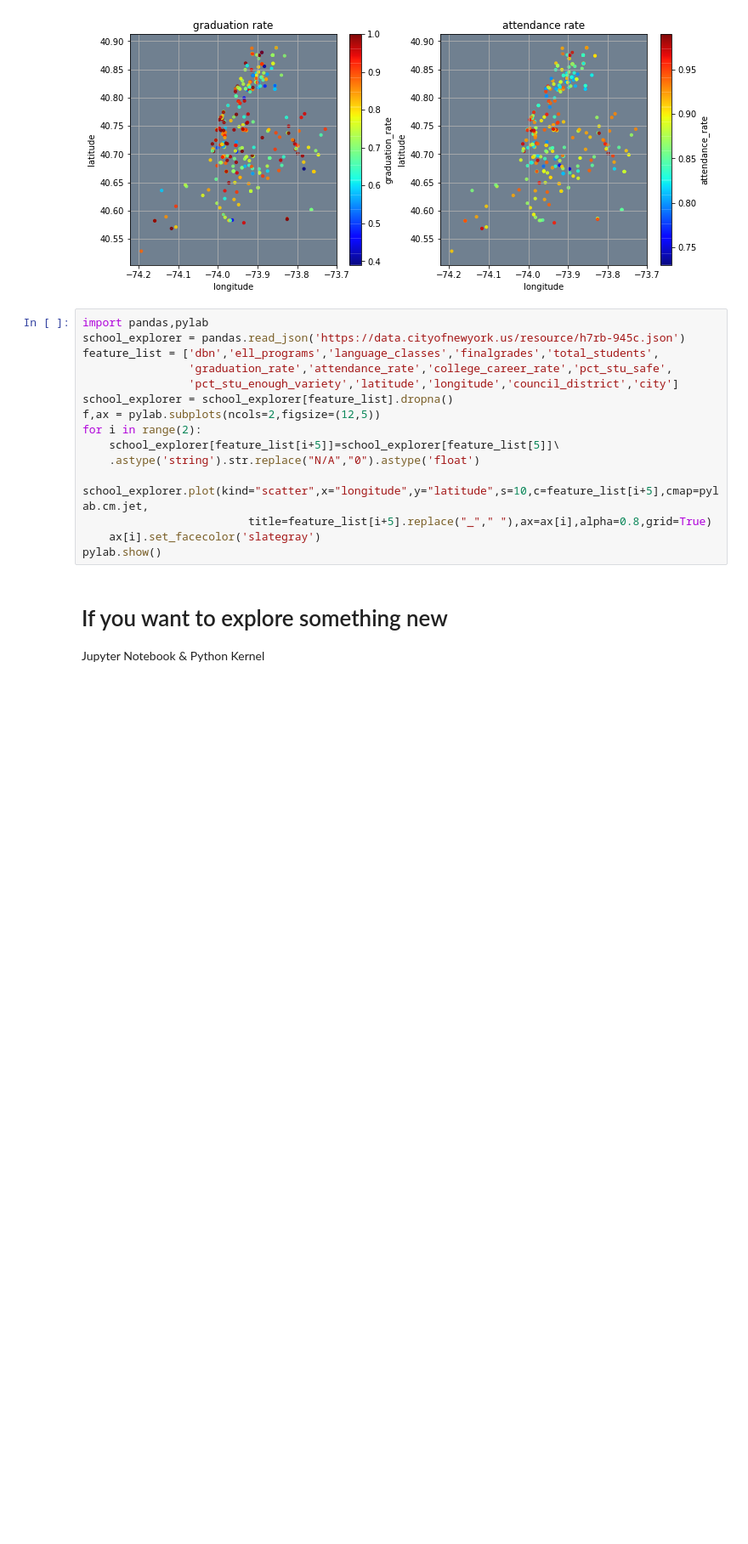
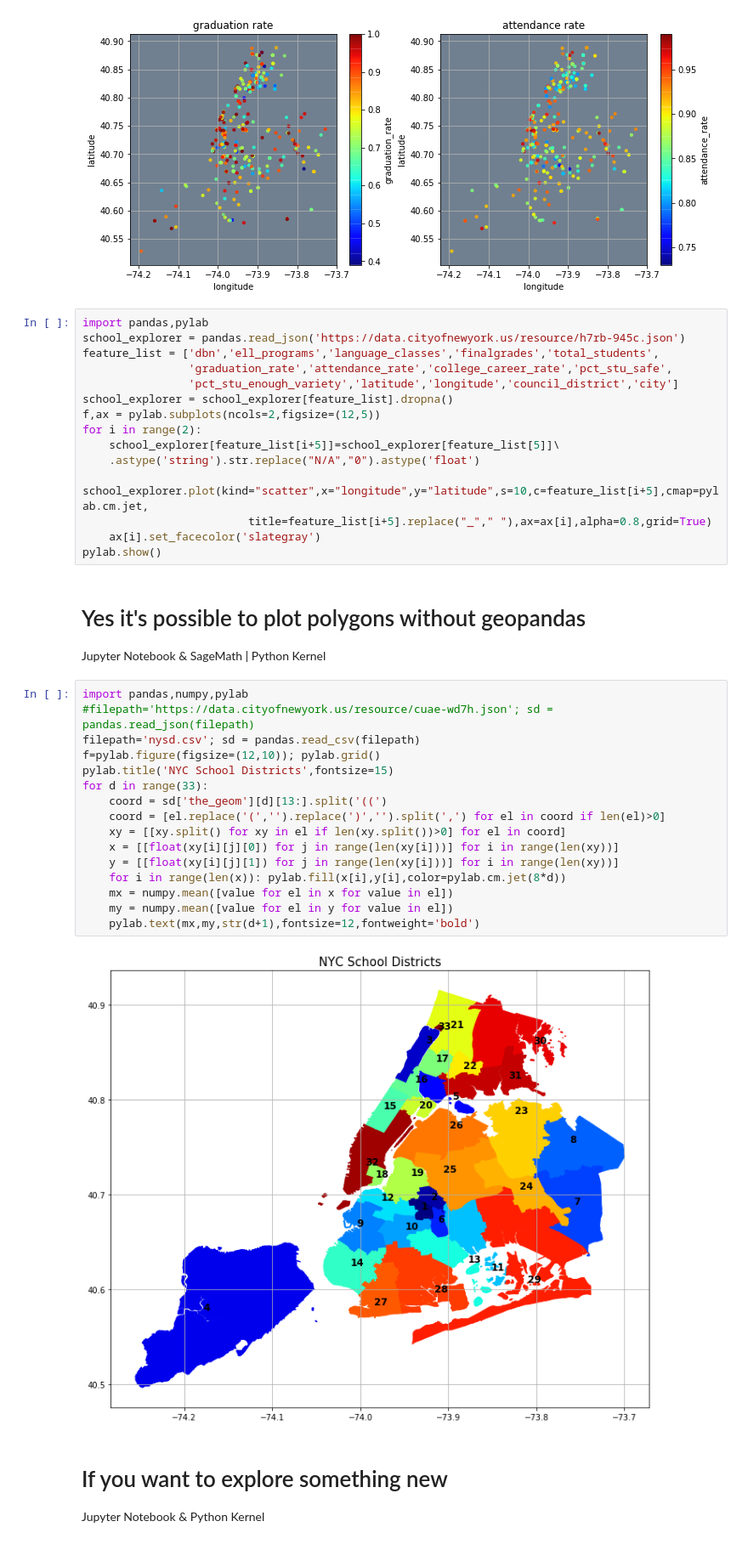
Before and after one commit to OlgaBelitskaya/instagram, a Jupyter notebook: instagram_python2.ipynb, the cells around one changed output. Shown at 85% size. Cells and saved outputs as stored; diff of their text form; blank space fills up the shorter version.

```diff
--- a/instagram_python2.ipynb
+++ b/instagram_python2.ipynb
@@ -220,6 +220,27 @@ for i in range(2):
                          title=feature_list[i+5].replace("_"," "),ax=ax[i],alpha=0.8,grid=True)
     ax[i].set_facecolor('slategray')
 pylab.show()
+# %% [markdown]
+# Yes it's possible to plot polygons without geopandas
+Jupyter Notebook & SageMath | Python Kernel
+# %%
+import pandas,numpy,pylab
+#filepath='https://data.cityofnewyork.us/resource/cuae-wd7h.json'; sd = pandas.read_json(filepath)
+filepath='nysd.csv'; sd = pandas.read_csv(filepath)
+f=pylab.figure(figsize=(12,10)); pylab.grid()
+pylab.title('NYC School Districts',fontsize=15)
+for d in range(33):
+    coord = sd['the_geom'][d][13:].split('((')
+    coord = [el.replace('(','').replace(')','').split(',') for el in coord if len(el)>0]
+    xy = [[xy.split() for xy in el if len(xy.split())>0] for el in coord]
+    x = [[float(xy[i][j][0]) for j in range(len(xy[i]))] for i in range(len(xy))]
+    y = [[float(xy[i][j][1]) for j in range(len(xy[i]))] for i in range(len(xy))]
+    for i in range(len(x)): pylab.fill(x[i],y[i],color=pylab.cm.jet(8*d))
+    mx = numpy.mean([value for el in x for value in el])
+    my = numpy.mean([value for el in y for value in el])
+    pylab.text(mx,my,str(d+1),fontsize=12,fontweight='bold')
+# %% [output]
+[figure, added]
 # %% [markdown]
 # If you want to explore something new
 Jupyter Notebook & Python Kernel
```
Also changed, not shown: parts of 1 cell of this notebook.
